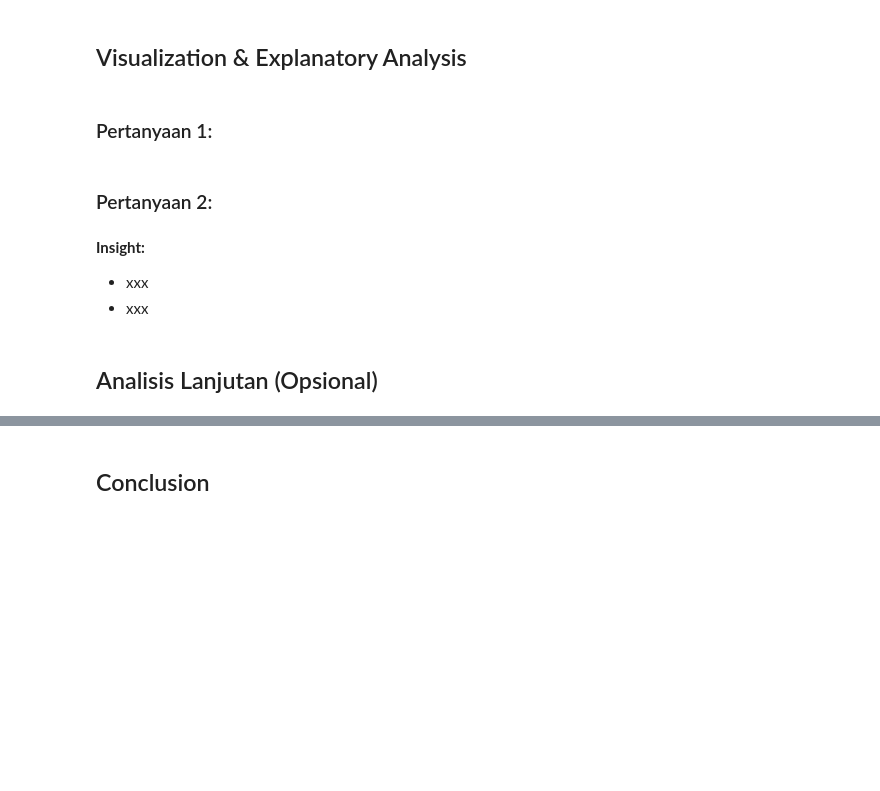
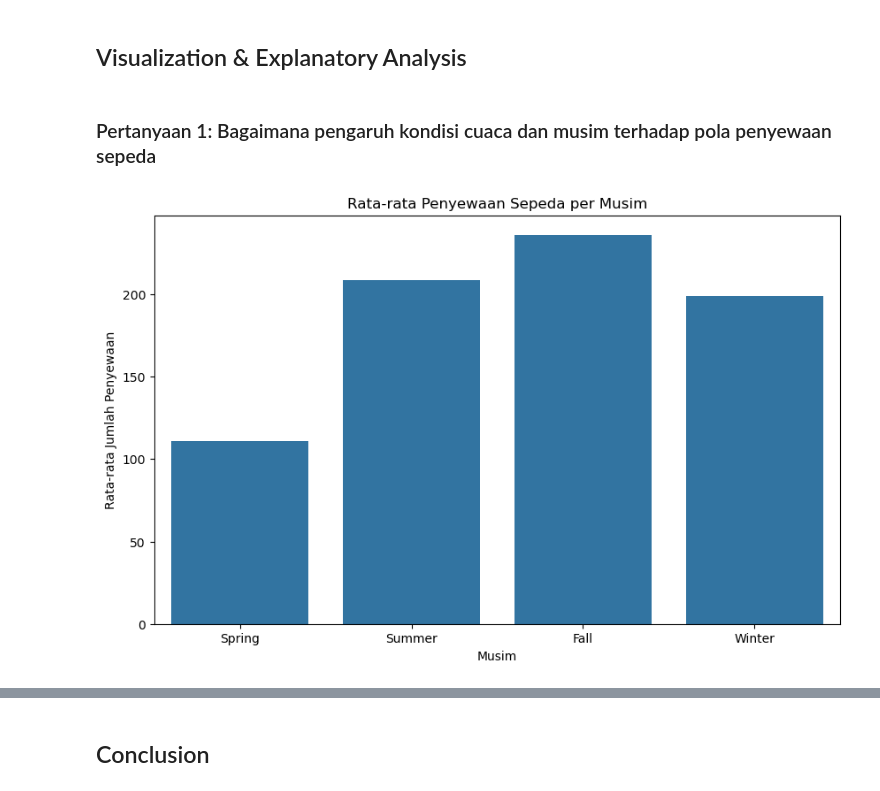
Before and after one commit to jasmineknsh/submission-AnalisisData, a Jupyter notebook: Proyek_Analisis_Data.ipynb, the cells around one changed output, grey strips where cells are left out. Saved outputs shown, nothing was run; the diff lists cells and outputs as text; code cells hidden in the pictures; blank space fills up the shorter version.

```diff
--- a/Proyek_Analisis_Data.ipynb
+++ b/Proyek_Analisis_Data.ipynb
@@ -42,0 +232,2 @@ SyntaxError: (unicode error) 'unicodeescape' codec can't decode bytes in positio
+# %%
+hour_df['dteday'] = pd.to_datetime(hour_df['dteday'])
@@ -42,0 +280,10 @@ SyntaxError: (unicode error) 'unicodeescape' codec can't decode bytes in positio
+# %%
+hour_df.rename(columns={
+    'dteday': 'date',
+    'yr': 'year',
+    'mnth': 'month',
+    'hr' : 'hour',
+    'cnt': 'count'
+}, inplace=True)
+
+hour_df.head(5)
@@ -51,12 +530,19 @@ SyntaxError: (unicode error) 'unicodeescape' codec can't decode bytes in positio
 # %% [markdown]
 ## Visualization & Explanatory Analysis
-# %% [markdown]
-### Pertanyaan 1:
-# %% [markdown]
-### Pertanyaan 2:
-# %% [markdown]
-**Insight:**
-- xxx
-- xxx
-# %% [markdown]
-## Analisis Lanjutan (Opsional)
+# %% [markdown]
+### Pertanyaan 1: Bagaimana pengaruh kondisi cuaca dan musim terhadap pola penyewaan sepeda
+# %%
+# Visualisasi distribusi penyewaan per musim
+seasonal_avg = hour_df.groupby('season', observed=True)['count'].mean()
+
+# Membuat barplot
+plt.figure(figsize=(10, 6))
+sns.barplot(x=seasonal_avg.index, y=seasonal_avg.values)
+plt.title('Rata-rata Penyewaan Sepeda per Musim')
+plt.xlabel('Musim')
+plt.ylabel('Rata-rata Jumlah Penyewaan')
+
+# Menampilkan plot
+plt.show()
+# %% [output]
+[figure, added]
```
Also changed, not shown: parts of 65 cells of this notebook, 3 other files.
